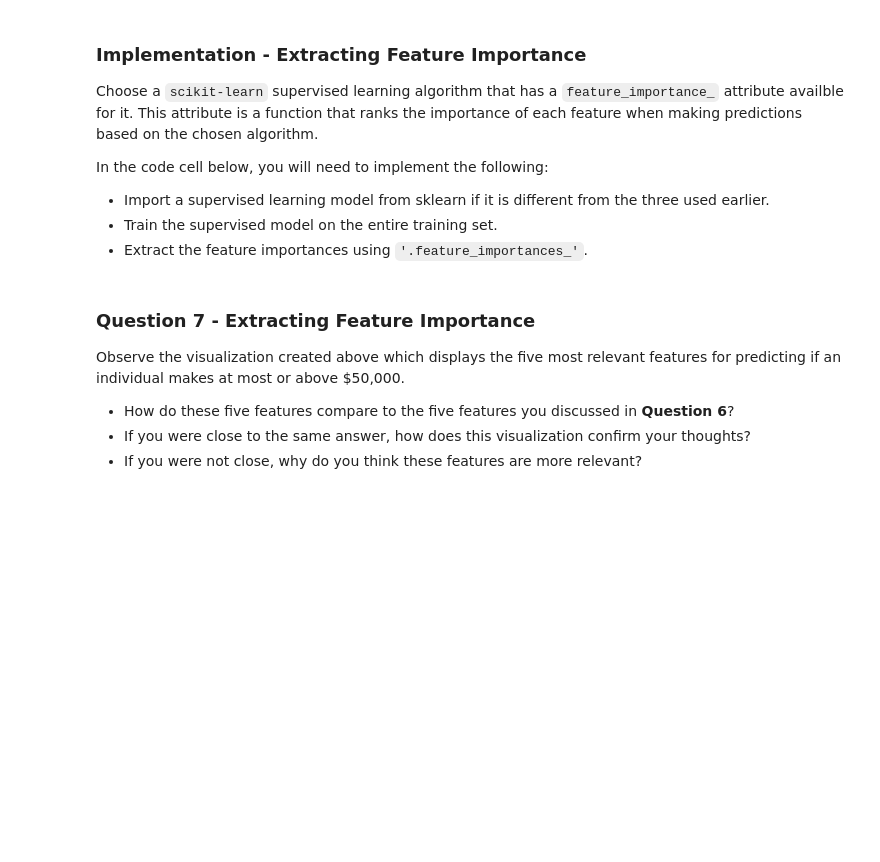
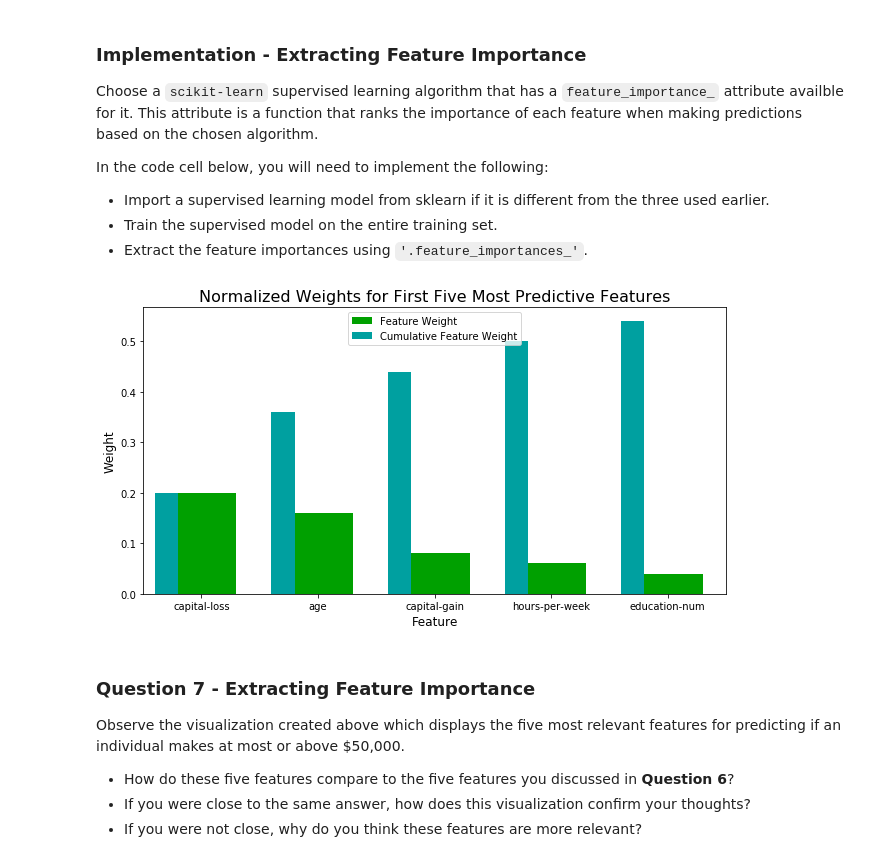
Before and after one commit to diogosmg/Udacity-DataScientist, a Jupyter notebook: finding_donors/finding_donors.ipynb, the cells around one changed output. Saved outputs shown, nothing was run; the diff lists cells and outputs as text; code cells hidden in the pictures; blank space fills up the shorter version.

Commit message:
Dando prosseguimento na conclusão do projeot (treinamento dos modelos)

```diff
--- a/finding_donors/finding_donors.ipynb
+++ b/finding_donors/finding_donors.ipynb
@@ -564,15 +613,18 @@ In the code cell below, you will need to implement the following:
 # %%
 # TODO: Import a supervised learning model that has 'feature_importances_'
 
 
 # TODO: Train the supervised model on the training set using .fit(X_train, y_train)
-model = None
+model = AdaBoostClassifier(random_state=1)
+model.fit(X_train, y_train)
 
 # TODO: Extract the feature importances using .feature_importances_
-importances = None
+importances = model.feature_importances_
 
 # Plot
 vs.feature_plot(importances, X_train, y_train)
+# %% [output]
+[figure, added]
 # %% [markdown]
 ### Question 7 - Extracting Feature Importance
 
```
Also changed, not shown: parts of 15 cells of this notebook.
